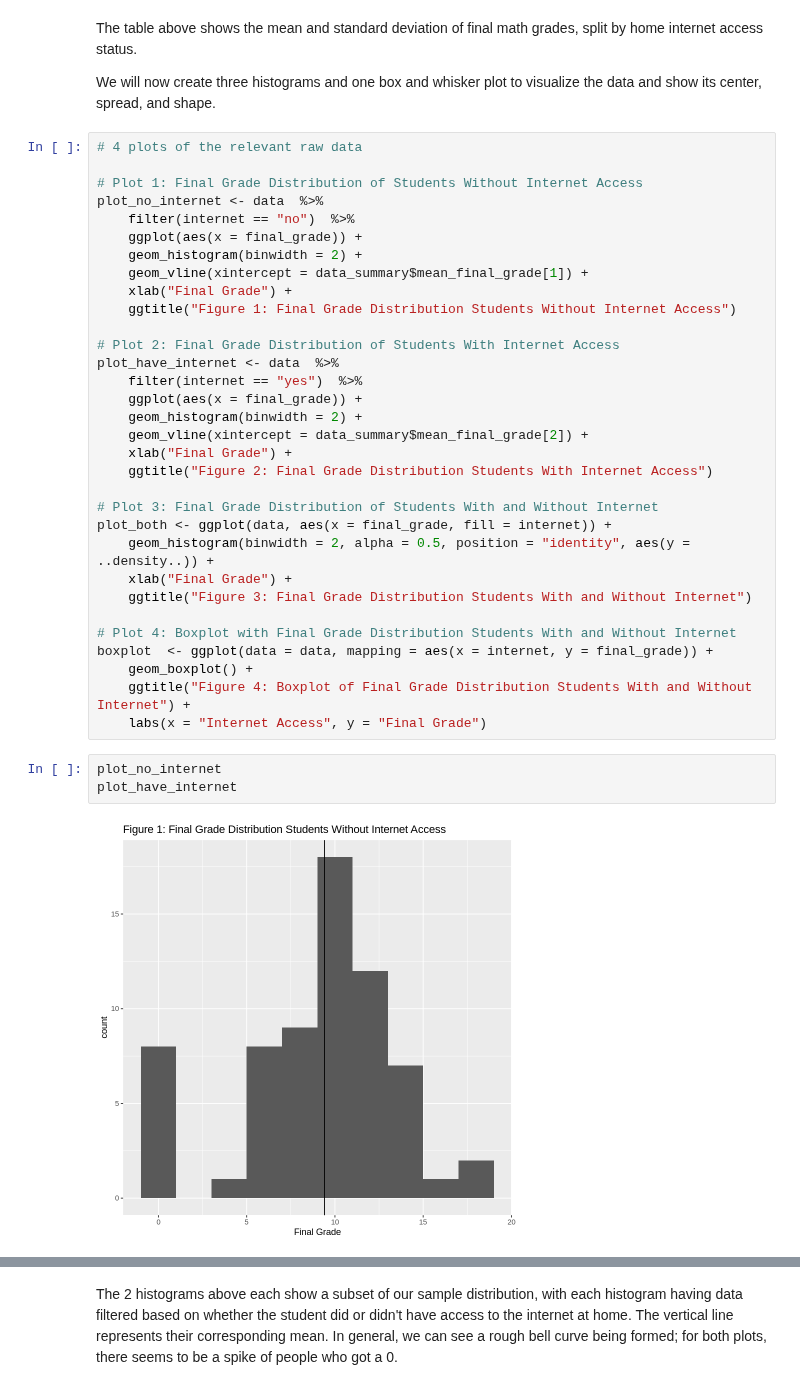
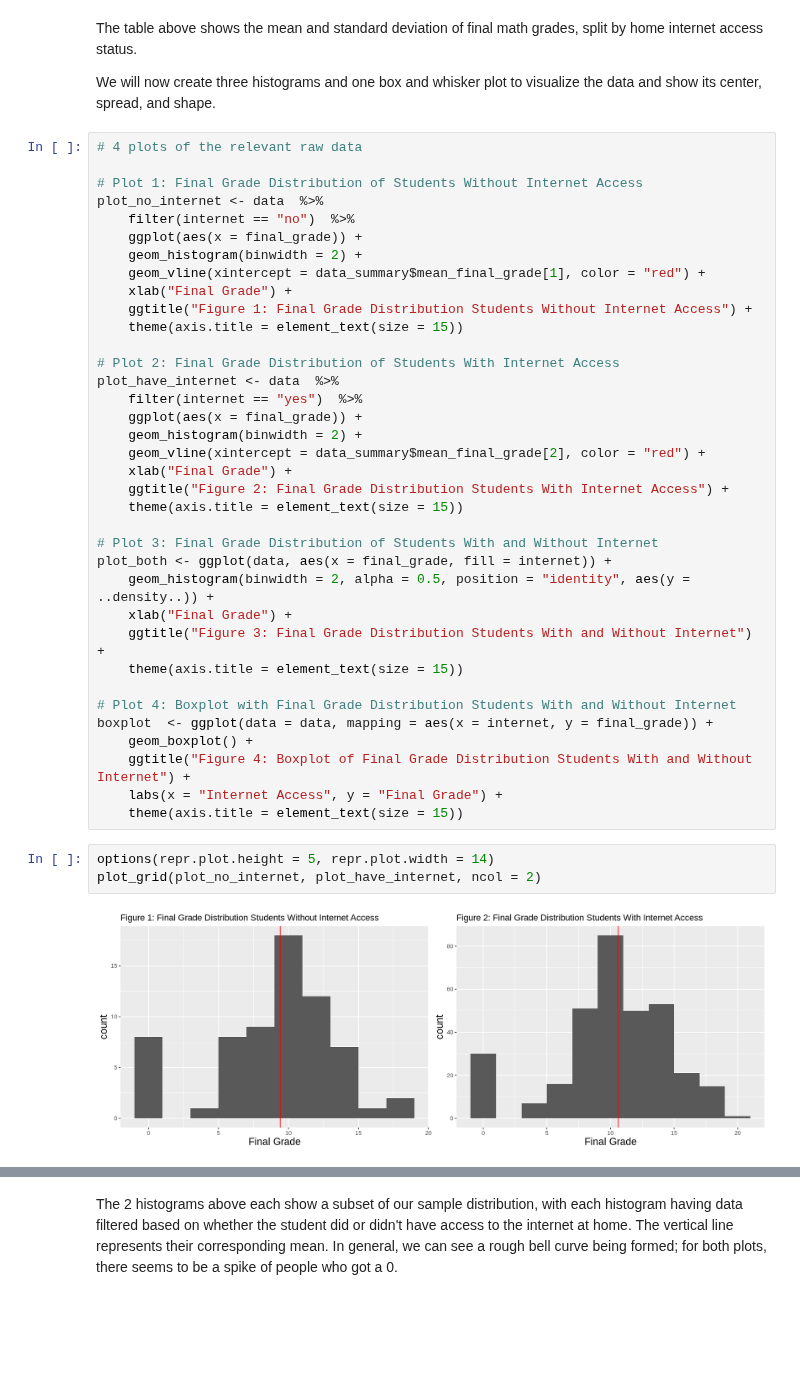
Before and after one commit to jjadeb/stat-201-project, a Jupyter notebook: src/final_report.ipynb, the cells around one changed output, grey strips where cells are left out. Saved outputs shown, nothing was run; the diff lists cells and outputs as text; blank space fills up the shorter version.

```diff
--- a/src/final_report.ipynb
+++ b/src/final_report.ipynb
@@ -128,32 +130,36 @@ plot_no_internet <- data  %>%
     filter(internet == "no")  %>%
     ggplot(aes(x = final_grade)) +
     geom_histogram(binwidth = 2) +
-    geom_vline(xintercept = data_summary$mean_final_grade[1]) +
+    geom_vline(xintercept = data_summary$mean_final_grade[1], color = "red") +
     xlab("Final Grade") +
-    ggtitle("Figure 1: Final Grade Distribution Students Without Internet Access")
+    ggtitle("Figure 1: Final Grade Distribution Students Without Internet Access") +
+    theme(axis.title = element_text(size = 15))
 
 # Plot 2: Final Grade Distribution of Students With Internet Access
 plot_have_internet <- data  %>%
     filter(internet == "yes")  %>%
     ggplot(aes(x = final_grade)) +
     geom_histogram(binwidth = 2) +
-    geom_vline(xintercept = data_summary$mean_final_grade[2]) +
+    geom_vline(xintercept = data_summary$mean_final_grade[2], color = "red") +
     xlab("Final Grade") +
-    ggtitle("Figure 2: Final Grade Distribution Students With Internet Access")
+    ggtitle("Figure 2: Final Grade Distribution Students With Internet Access") +
+    theme(axis.title = element_text(size = 15))
 
 # Plot 3: Final Grade Distribution of Students With and Without Internet
 plot_both <- ggplot(data, aes(x = final_grade, fill = internet)) +
     geom_histogram(binwidth = 2, alpha = 0.5, position = "identity", aes(y = ..density..)) +
     xlab("Final Grade") +
-    ggtitle("Figure 3: Final Grade Distribution Students With and Without Internet")
+    ggtitle("Figure 3: Final Grade Distribution Students With and Without Internet") +
+    theme(axis.title = element_text(size = 15))
 
 # Plot 4: Boxplot with Final Grade Distribution Students With and Without Internet
 boxplot  <- ggplot(data = data, mapping = aes(x = internet, y = final_grade)) +
     geom_boxplot() +
     ggtitle("Figure 4: Boxplot of Final Grade Distribution Students With and Without Internet") +
-    labs(x = "Internet Access", y = "Final Grade")
+    labs(x = "Internet Access", y = "Final Grade") +
+    theme(axis.title = element_text(size = 15))
 # %%
-plot_no_internet
-plot_have_internet
+options(repr.plot.height = 5, repr.plot.width = 14)
+plot_grid(plot_no_internet, plot_have_internet, ncol = 2)
 # %% [output]
-[figure, old version]
+[figure, new version]
```
Also changed, not shown: parts of 5 cells of this notebook.
